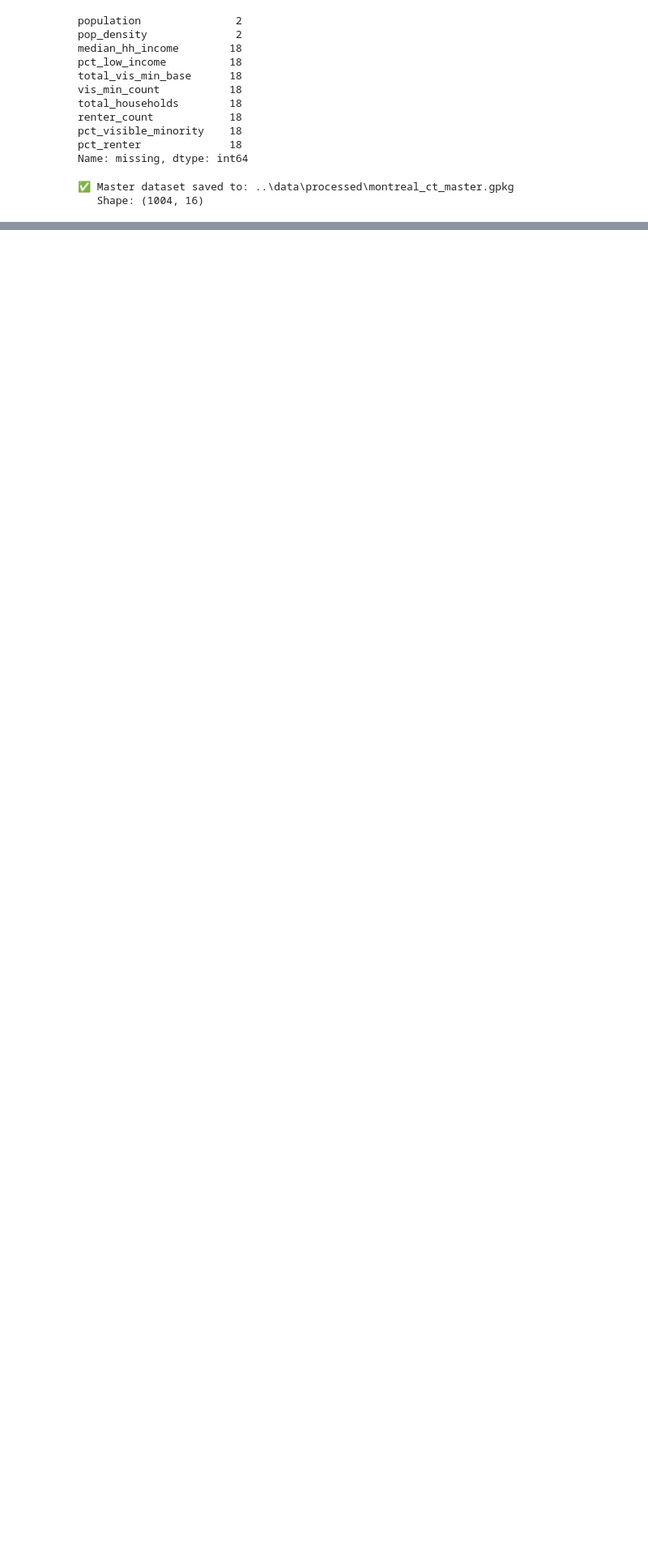
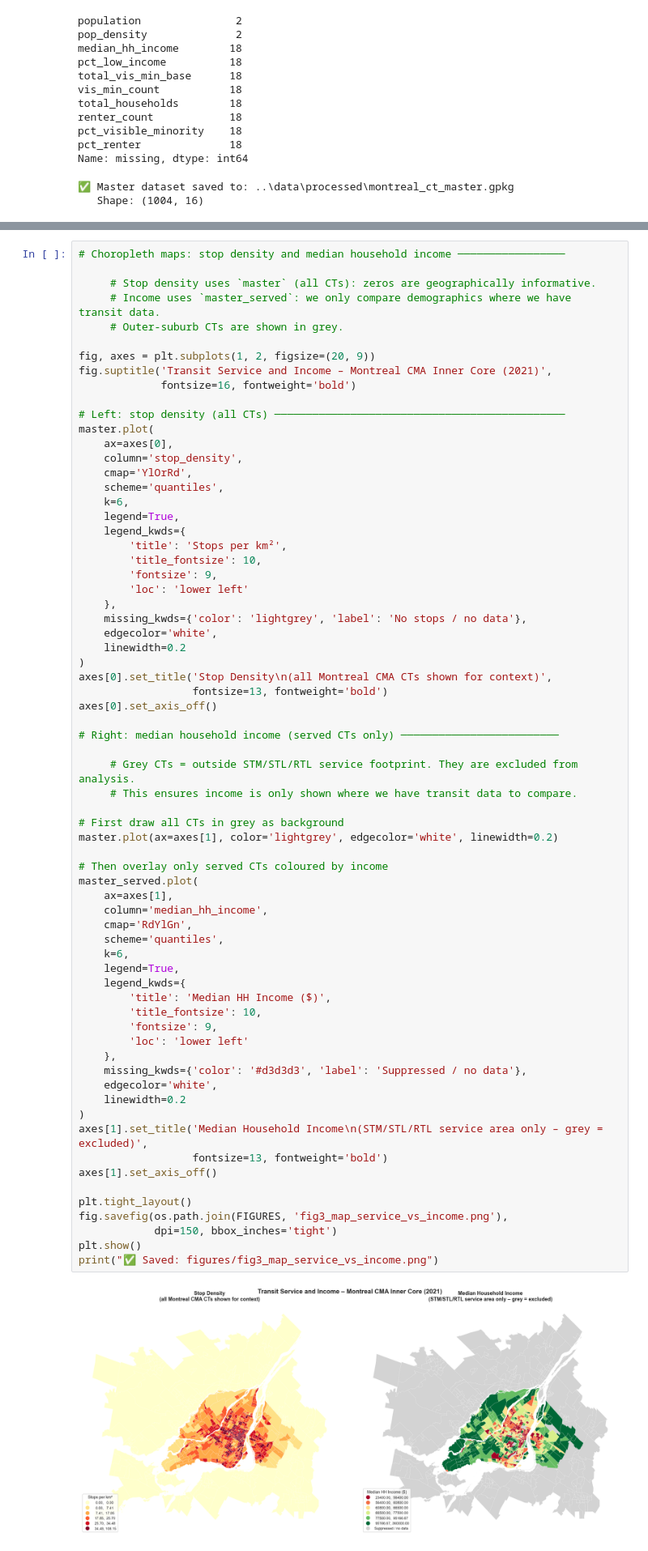
Before and after one commit to bruna-bado/transit-equity-montreal, a Jupyter notebook: notebooks/analysis.ipynb, the cells around one changed output, grey strips where cells are left out. Shown at 81% size. Drawn from its saved outputs; the diff is of its cells as text; blank space fills up the shorter version.

```diff
--- a/notebooks/analysis.ipynb
+++ b/notebooks/analysis.ipynb
@@ -565,0 +1400,70 @@ Name: missing, dtype: int64
+# %%
+# Choropleth maps: stop density and median household income ─────────────────
+
+     # Stop density uses `master` (all CTs): zeros are geographically informative.
+     # Income uses `master_served`: we only compare demographics where we have transit data.
+     # Outer-suburb CTs are shown in grey.
+
+fig, axes = plt.subplots(1, 2, figsize=(20, 9))
+fig.suptitle('Transit Service and Income – Montreal CMA Inner Core (2021)',
+             fontsize=16, fontweight='bold')
+
+# Left: stop density (all CTs) ──────────────────────────────────────────────
+master.plot(
+    ax=axes[0],
+    column='stop_density',
+    cmap='YlOrRd',
+    scheme='quantiles',
+    k=6,
+    legend=True,
+    legend_kwds={
+        'title': 'Stops per km²',
+        'title_fontsize': 10,
+        'fontsize': 9,
+        'loc': 'lower left'
+    },
+    missing_kwds={'color': 'lightgrey', 'label': 'No stops / no data'},
+    edgecolor='white',
+    linewidth=0.2
+)
+axes[0].set_title('Stop Density\n(all Montreal CMA CTs shown for context)',
+                  fontsize=13, fontweight='bold')
+axes[0].set_axis_off()
+
+# Right: median household income (served CTs only) ─────────────────────────
+
+     # Grey CTs = outside STM/STL/RTL service footprint. They are excluded from analysis.
+     # This ensures income is only shown where we have transit data to compare.
+
+# First draw all CTs in grey as background
+master.plot(ax=axes[1], color='lightgrey', edgecolor='white', linewidth=0.2)
+
+# Then overlay only served CTs coloured by income
+master_served.plot(
+    ax=axes[1],
+    column='median_hh_income',
+    cmap='RdYlGn',
+    scheme='quantiles',
+    k=6,
+    legend=True,
+    legend_kwds={
+        'title': 'Median HH Income ($)',
+        'title_fontsize': 10,
+        'fontsize': 9,
+        'loc': 'lower left'
+    },
+    missing_kwds={'color': '#d3d3d3', 'label': 'Suppressed / no data'},
+    edgecolor='white',
+    linewidth=0.2
+)
+axes[1].set_title('Median Household Income\n(STM/STL/RTL service area only – grey = excluded)',
+                  fontsize=13, fontweight='bold')
+axes[1].set_axis_off()
+
+plt.tight_layout()
+fig.savefig(os.path.join(FIGURES, 'fig3_map_service_vs_income.png'),
+            dpi=150, bbox_inches='tight')
+plt.show()
+print("✅ Saved: figures/fig3_map_service_vs_income.png")
+# %% [output]
+[figure, added]
```
Also changed, not shown: parts of 49 cells of this notebook, 5 other files.
